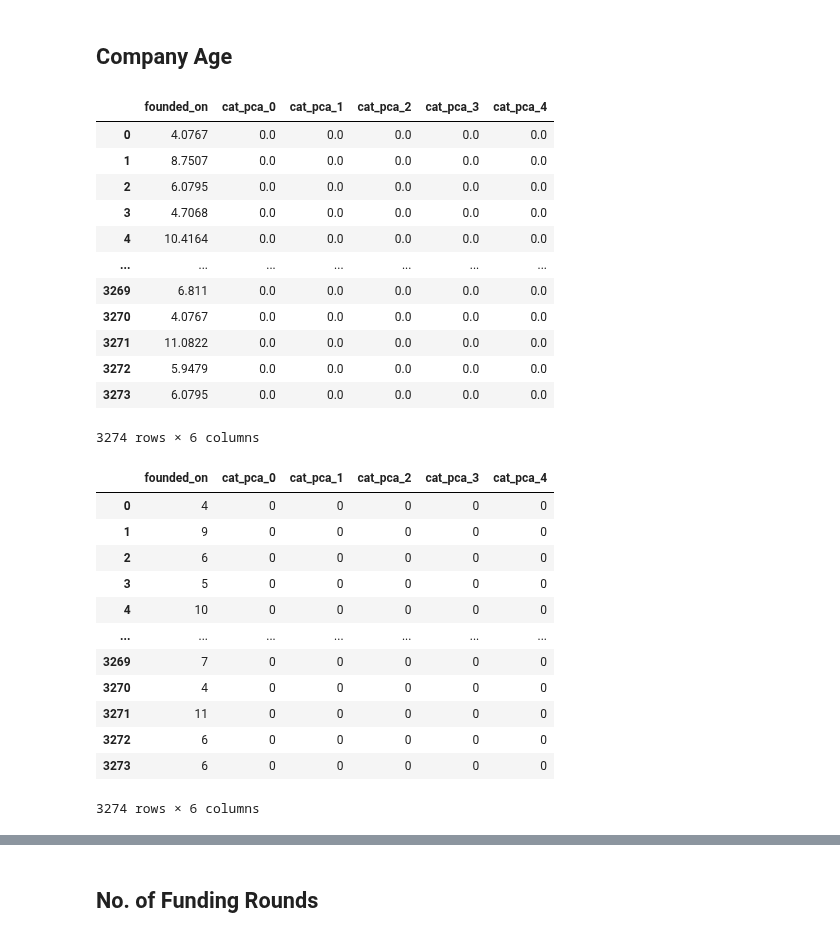
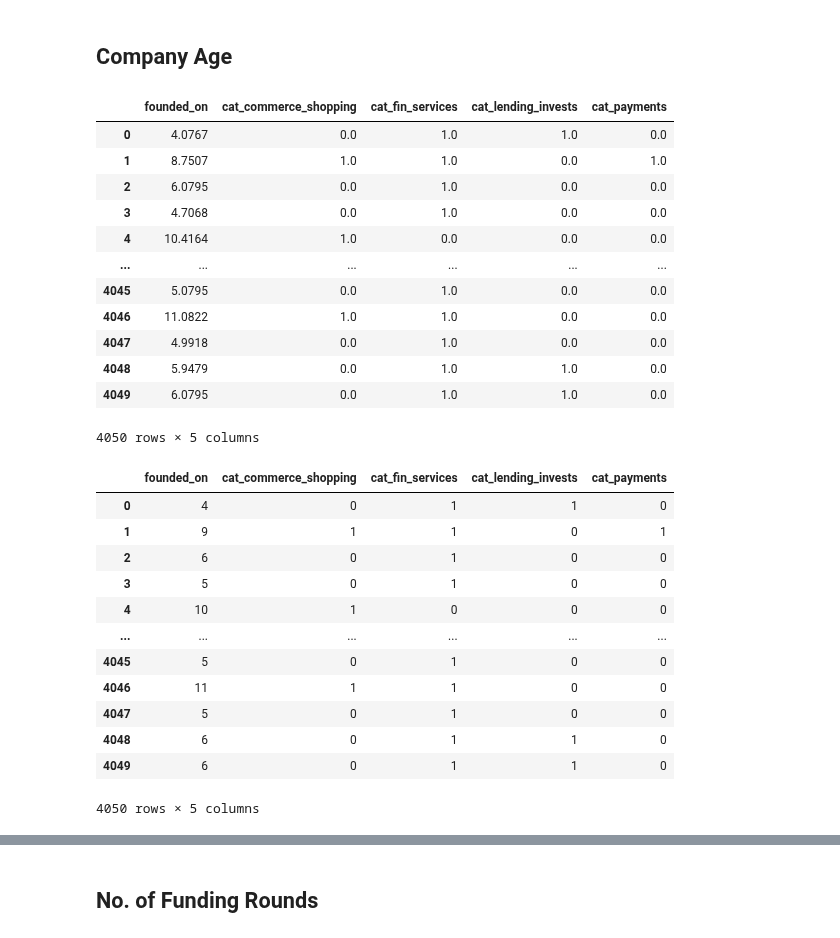
Before and after one commit to StardustLID/TEMG4952A-TEAM-5, a Jupyter notebook: backend/csv_helper.ipynb, the cells around one changed output, grey strips where cells are left out. Drawn from its saved outputs; the diff is of its cells as text; code cells hidden in the pictures.

Commit message:
Change API to use unified_csv.csv

```diff
--- a/backend/csv_helper.ipynb
+++ b/backend/csv_helper.ipynb
@@ -105,48 +100,48 @@ df.to_string(index=False)
 ## Company Age
 # %%
 import pandas as pd
-df = pd.read_csv("../Week3_Onwards/unifed_csv.csv", parse_dates=['founded_on'])
+df = pd.read_csv("../Week3_Onwards/unified_csv.csv")
 
 
-categories = ['cat_pca_0', 'cat_pca_1', 'cat_pca_2', 'cat_pca_3', 'cat_pca_4']
+categories = ['cat_commerce_shopping', 'cat_fin_services', 'cat_lending_invests', 'cat_payments']
 cols_to_keep = ['founded_on', *categories]
 df = df[cols_to_keep]
 df
 # %% [output]
-|  | founded_on | cat_pca_0 | cat_pca_1 | cat_pca_2 | cat_pca_3 | cat_pca_4 |
-| 0 | 4.0767 | 0.0 | 0.0 | 0.0 | 0.0 | 0.0 |
-| 1 | 8.7507 | 0.0 | 0.0 | 0.0 | 0.0 | 0.0 |
-| 2 | 6.0795 | 0.0 | 0.0 | 0.0 | 0.0 | 0.0 |
-| 3 | 4.7068 | 0.0 | 0.0 | 0.0 | 0.0 | 0.0 |
-| 4 | 10.4164 | 0.0 | 0.0 | 0.0 | 0.0 | 0.0 |
-| ... | ... | ... | ... | ... | ... | ... |
-| 3269 | 6.811 | 0.0 | 0.0 | 0.0 | 0.0 | 0.0 |
-| 3270 | 4.0767 | 0.0 | 0.0 | 0.0 | 0.0 | 0.0 |
-| 3271 | 11.0822 | 0.0 | 0.0 | 0.0 | 0.0 | 0.0 |
-| 3272 | 5.9479 | 0.0 | 0.0 | 0.0 | 0.0 | 0.0 |
-| 3273 | 6.0795 | 0.0 | 0.0 | 0.0 | 0.0 | 0.0 |
+|  | founded_on | cat_commerce_shopping | cat_fin_services | cat_lending_invests | cat_payments |
+| 0 | 4.0767 | 0.0 | 1.0 | 1.0 | 0.0 |
+| 1 | 8.7507 | 1.0 | 1.0 | 0.0 | 1.0 |
+| 2 | 6.0795 | 0.0 | 1.0 | 0.0 | 0.0 |
+| 3 | 4.7068 | 0.0 | 1.0 | 0.0 | 0.0 |
+| 4 | 10.4164 | 1.0 | 0.0 | 0.0 | 0.0 |
+| ... | ... | ... | ... | ... | ... |
+| 4045 | 5.0795 | 0.0 | 1.0 | 0.0 | 0.0 |
+| 4046 | 11.0822 | 1.0 | 1.0 | 0.0 | 0.0 |
+| 4047 | 4.9918 | 0.0 | 1.0 | 0.0 | 0.0 |
+| 4048 | 5.9479 | 0.0 | 1.0 | 1.0 | 0.0 |
+| 4049 | 6.0795 | 0.0 | 1.0 | 1.0 | 0.0 |
-3274 rows × 6 columns
+4050 rows × 5 columns
 # %%
-df['founded_on'] = df['founded_on'].astype(float).round(0).astype(int)
+df['founded_on'] = df['founded_on'].round(0).astype(int)
 
 for _ in categories:
     df[_] = df[_].round(0).astype(int)
 
 df
 # %% [output]
-|  | founded_on | cat_pca_0 | cat_pca_1 | cat_pca_2 | cat_pca_3 | cat_pca_4 |
-| 0 | 4 | 0 | 0 | 0 | 0 | 0 |
-| 1 | 9 | 0 | 0 | 0 | 0 | 0 |
-| 2 | 6 | 0 | 0 | 0 | 0 | 0 |
-| 3 | 5 | 0 | 0 | 0 | 0 | 0 |
-| 4 | 10 | 0 | 0 | 0 | 0 | 0 |
-| ... | ... | ... | ... | ... | ... | ... |
-| 3269 | 7 | 0 | 0 | 0 | 0 | 0 |
-| 3270 | 4 | 0 | 0 | 0 | 0 | 0 |
-| 3271 | 11 | 0 | 0 | 0 | 0 | 0 |
-| 3272 | 6 | 0 | 0 | 0 | 0 | 0 |
-| 3273 | 6 | 0 | 0 | 0 | 0 | 0 |
+|  | founded_on | cat_commerce_shopping | cat_fin_services | cat_lending_invests | cat_payments |
+| 0 | 4 | 0 | 1 | 1 | 0 |
+| 1 | 9 | 1 | 1 | 0 | 1 |
+| 2 | 6 | 0 | 1 | 0 | 0 |
+| 3 | 5 | 0 | 1 | 0 | 0 |
+| 4 | 10 | 1 | 0 | 0 | 0 |
+| ... | ... | ... | ... | ... | ... |
+| 4045 | 5 | 0 | 1 | 0 | 0 |
+| 4046 | 11 | 1 | 1 | 0 | 0 |
+| 4047 | 5 | 0 | 1 | 0 | 0 |
+| 4048 | 6 | 0 | 1 | 1 | 0 |
+| 4049 | 6 | 0 | 1 | 1 | 0 |
-3274 rows × 6 columns
+4050 rows × 5 columns
 # %%
 df_count_all =  df['founded_on'].value_counts().sort_index().to_frame()
 df_count_all.reset_index(inplace=True)
```
Also changed, not shown: parts of 14 cells of this notebook, 7 other files.
